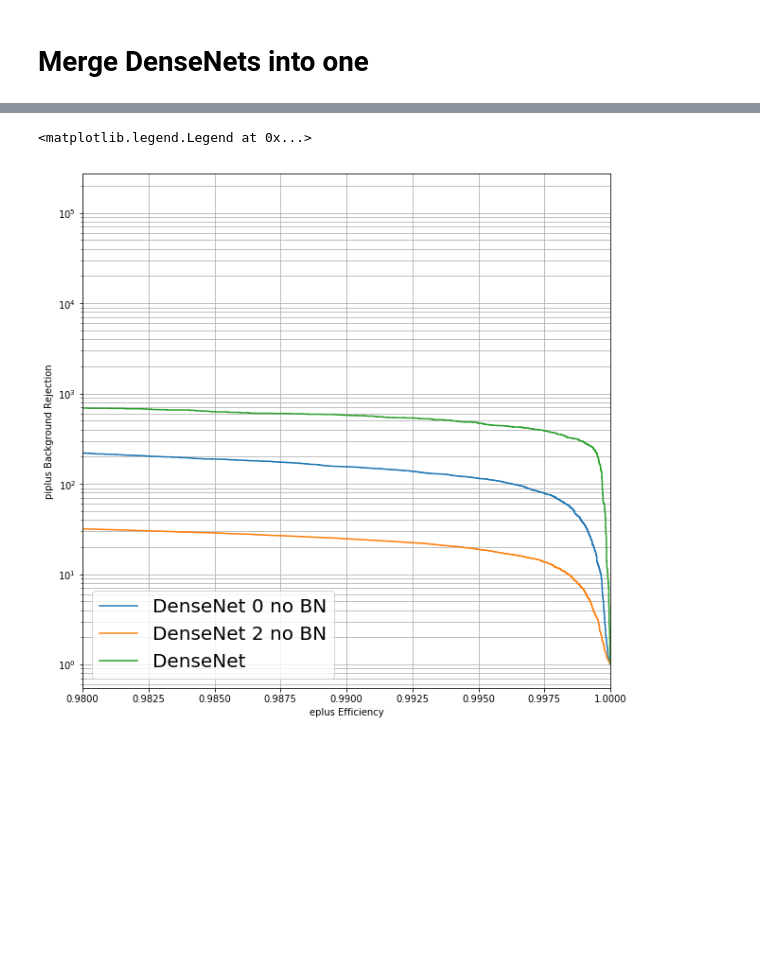
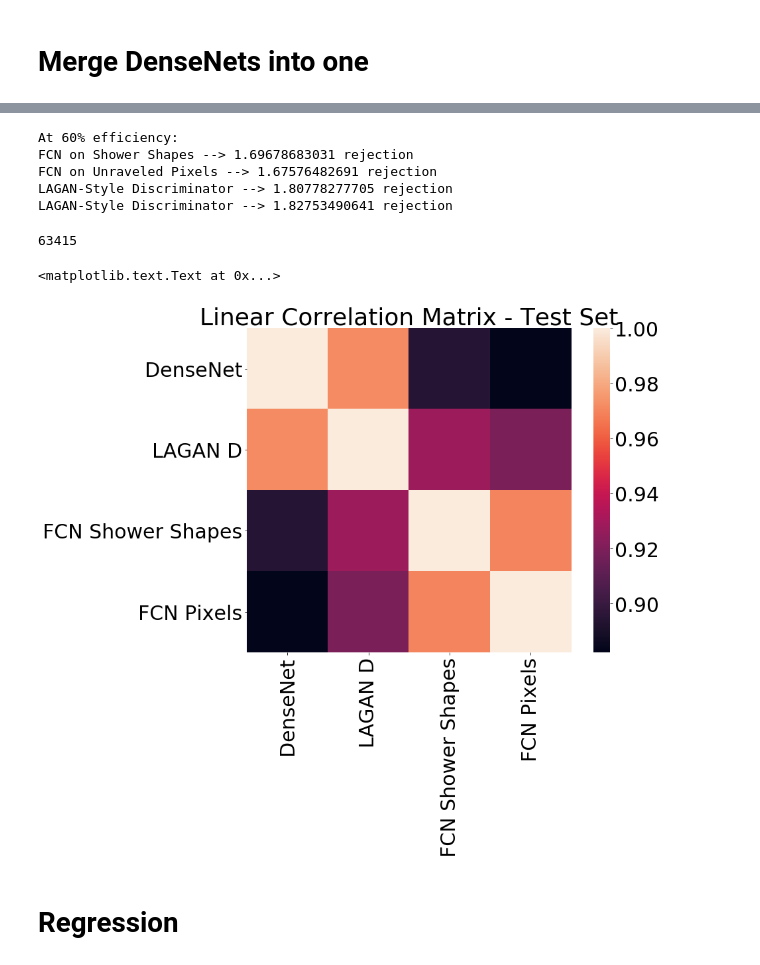
Before and after one commit to hep-lbdl/CaloGAN, a Jupyter notebook: classification/calo-classfier.ipynb, the cells around one changed output, grey strips where cells are left out. Drawn from its saved outputs; the diff is of its cells as text; code cells hidden in the pictures; blank space fills up the shorter version.

```diff
--- a/classification/calo-classfier.ipynb
+++ b/classification/calo-classfier.ipynb
@@ -841,15 +845,0 @@ plt.legend(fontsize=20, loc='lower left')
-# %%
-plt.figure(figsize=(10, 10))
-plt.plot(tpr_dnet0, 1 / fpr_dnet0, label='DenseNet 0 no BN')
-plt.plot(tpr_dnet2, 1 / fpr_dnet2, label='DenseNet 2 no BN')
-plt.plot(tpr_dnet_merged, 1 / fpr_dnet_merged, label='DenseNet')
-
-plt.yscale('log')
-plt.grid('on', 'both')
-plt.xlim((0.98, 1))
-plt.xlabel('{} Efficiency'.format(CLASS_TWO))
-plt.ylabel('{} Background Rejection'.format(CLASS_ONE))
-plt.legend(fontsize=20, loc='lower left')
-# %% [output]
-<matplotlib.legend.Legend at 0x...>
-[figure, removed]
@@ -869,3 +846,47 @@ plt.legend(fontsize=20, loc='upper left')
+# %%
+wp = 0.9
+print 'At 60% efficiency:'
+print 'FCN on Shower Shapes --> {} rejection'.format(
+    (1 / fpr_feature_dnn)[np.argmin(abs(tpr_feature_dnn - wp))])
+print 'FCN on Unraveled Pixels --> {} rejection'.format(
+    (1 / fpr_raveled_dnn)[np.argmin(abs(tpr_raveled_dnn - wp))])
+print 'LAGAN-Style Discriminator --> {} rejection'.format(
+    (1 / fpr_image_dnn)[np.argmin(abs(tpr_image_dnn - wp))])
+print 'LAGAN-Style Discriminator --> {} rejection'.format(
+    (1 / fpr_dnet_merged)[np.argmin(abs(tpr_dnet_merged - wp))])
+# %% [output]
+At 60% efficiency:
+FCN on Shower Shapes --> 1.69678683031 rejection
+FCN on Unraveled Pixels --> 1.67576482691 rejection
+LAGAN-Style Discriminator --> 1.80778277705 rejection
+LAGAN-Style Discriminator --> 1.82753490641 rejection
+# %%
+np.argmin(abs(tpr_feature_dnn - 0.6))
+# %% [output]
+63415
+# %%
+import pandas as pd
+df = pd.DataFrame()
+# df['Truth'] = labels_test
+df['DenseNet'] = yhat_dnet_merged
+df['LAGAN D'] = yhat_image_dnn
+df['FCN Shower Shapes'] = yhat_feature_dnn
+df['FCN Pixels'] = yhat_raveled_dnn
+# %%
+import seaborn as sns
+
+corrmat = df.corr()
+
+# Set up the matplotlib figure
+f, ax = plt.subplots(figsize=(12, 9))
+
+# Draw the heatmap using seaborn
+sns.heatmap(corrmat, vmax=1, square=True)
+plt.title('Linear Correlation Matrix - Test Set')
+#plt.savefig('../plots/oct25/correlation_test_low_stats.pdf')
+# %% [output]
+<matplotlib.text.Text at 0x...>
+[figure, added]
 # %%
 from scipy import interpolate
 from matplotlib import gridspec
@@ -911,3 +936,5 @@ plt.grid('on', 'both')
 # plt.xlabel(r'$\pi^{+}$ efficiency')
 plt.ylabel(r'Ratio of $e^{+}$ efficiencies of DNN on Shower Shapes to X')
 plt.legend(loc='upper left')
+# %% [markdown]
+# Regression
```
Also changed, not shown: parts of 42 cells of this notebook, 2 other files.
